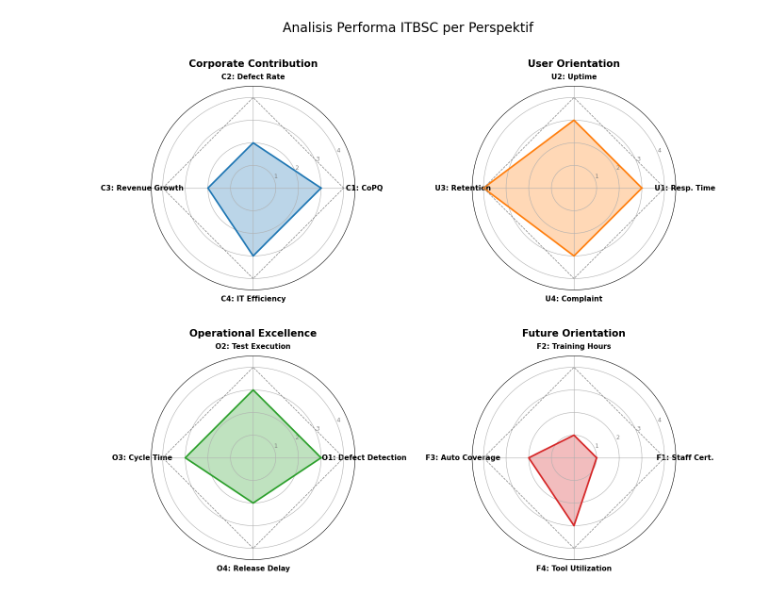
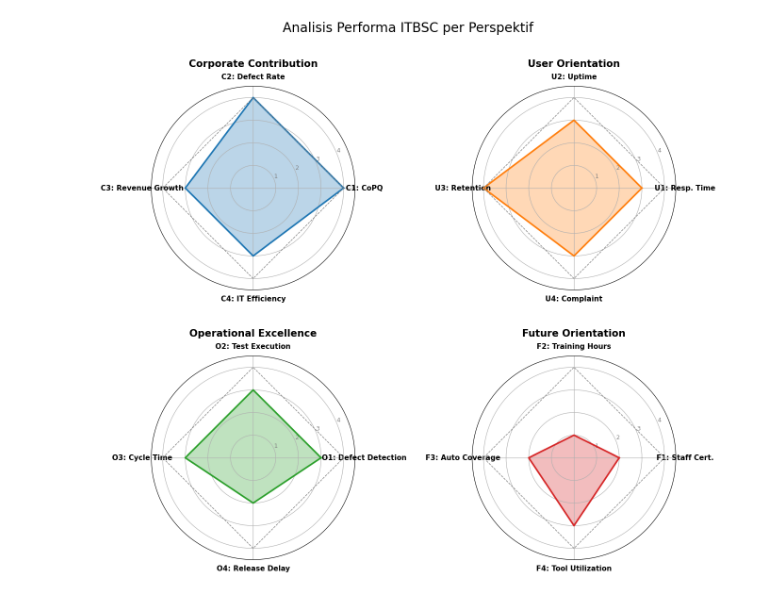
Before and after one commit to kholilakhmad/Tematik-Analysis, a Jupyter notebook: radar-itbsc.ipynb, the cells around one changed output. Cells and saved outputs as stored; diff of their text form; code cells hidden in the pictures.

```diff
--- a/radar-itbsc.ipynb
+++ b/radar-itbsc.ipynb
@@ -72,7 +72,7 @@ labels = [
     "O1: Defect Detection", "O2: Test Execution", "O3: Cycle Time", "O4: Release Delay",
     "F1: Staff Cert.", "F2: Training Hours", "F3: Auto Coverage", "F4: Tool Utilization"
 ]
-scores = [3, 2, 2, 3, 3, 3, 4, 3, 3, 3, 3, 2, 1, 1, 2, 3]
+scores = [4, 4, 3, 3, 3, 3, 4, 3, 3, 3, 3, 2, 2, 1, 2, 3]
 target_val = 4
 num_vars = len(labels)
 
@@ -118,7 +118,7 @@ import matplotlib.pyplot as plt
 data = {
     'Corporate Contribution': {
         'labels': ['C1: CoPQ', 'C2: Defect Rate', 'C3: Revenue Growth', 'C4: IT Efficiency'],
-        'scores': [3, 2, 2, 3],
+        'scores': [4, 4, 3, 3],
         'color': '#1f77b4' # Biru
     },
     'User Orientation': {
@@ -133,7 +133,7 @@ data = {
     },
     'Future Orientation': {
         'labels': ['F1: Staff Cert.', 'F2: Training Hours', 'F3: Auto Coverage', 'F4: Tool Utilization'],
-        'scores': [1, 1, 2, 3],
+        'scores': [2, 1, 2, 3],
         'color': '#d62728' # Merah
     }
 }
@@ -148,31 +148,31 @@ for i, (perspective, values) in enumerate(data.items()):
     scores = values['scores']
     color = values['color']
 
     # Menutup loop data (kembali ke titik awal)
     scores_plot = scores + [scores[0]]
     num_vars = len(labels)
     angles = np.linspace(0, 2 * np.pi, num_vars, endpoint=False).tolist()
     angles += angles[:1]
 
     # Plot Skor Aktual
     axs[i].plot(angles, scores_plot, color=color, linewidth=2.5, linestyle='solid', label='Skor Aktual')
     axs[i].fill(angles, scores_plot, color=color, alpha=0.3)
 
     # Plot Garis Target (Skor 4)
     target_line = [4] * (num_vars + 1)
     axs[i].plot(angles, target_line, color='grey', linewidth=1, linestyle='--', label='Target (4)')
 
     # Kustomisasi Sumbu dan Label
     axs[i].set_xticks(angles[:-1])
     axs[i].set_xticklabels(labels, size=11, weight='bold')
     axs[i].set_yticks([1, 2, 3, 4])
     axs[i].set_yticklabels(["1", "2", "3", "4"], size=9, color="grey")
     axs[i].set_ylim(0, 4.5)
     axs[i].set_title(perspective, size=15, pad=30, color='black', weight='bold')
 
 # 4. Final Layout
 plt.tight_layout(pad=4.0)
 plt.suptitle('Analisis Performa ITBSC per Perspektif', size=20, y=1.02)
 plt.show()
 # %% [output]
-[figure, old version]
+[figure, new version]
```
Also changed, not shown: parts of 2 cells of this notebook.
